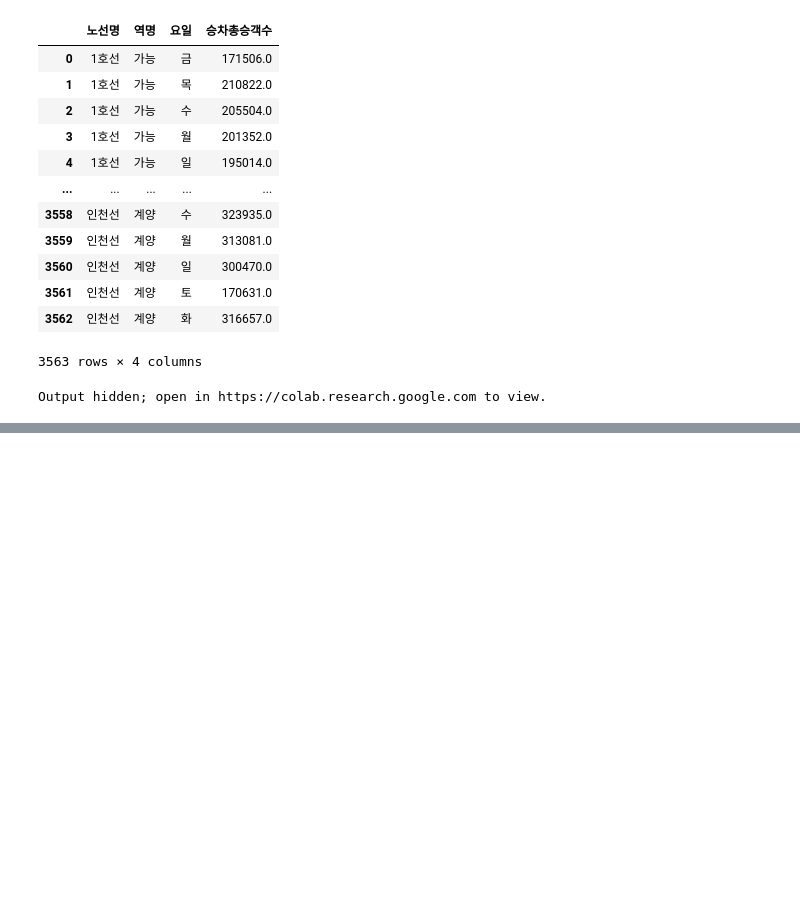
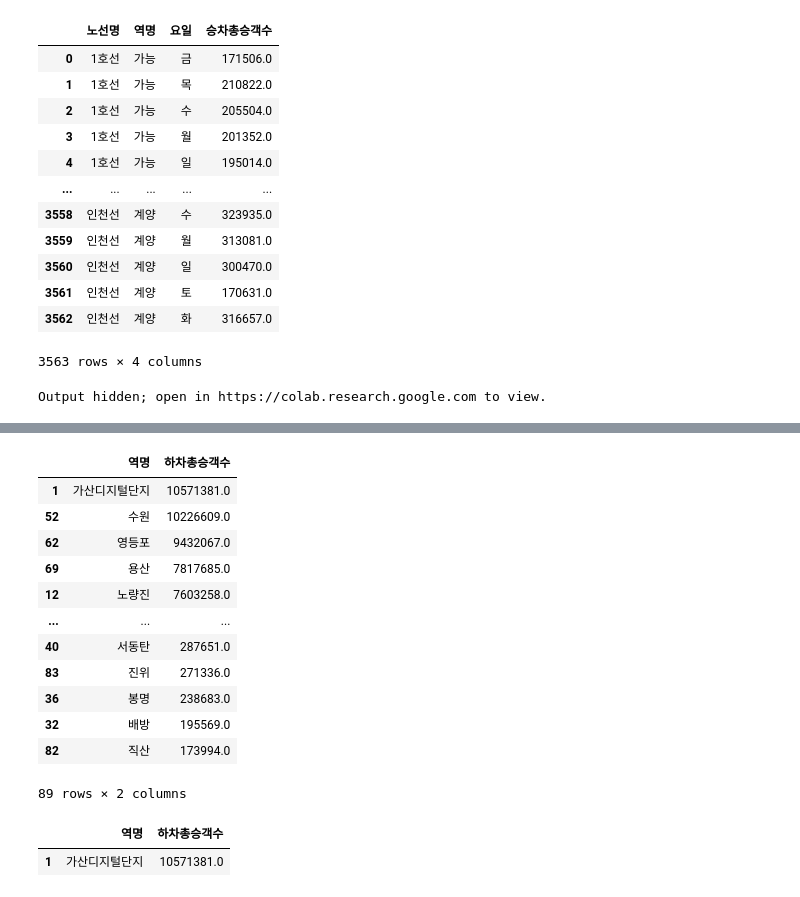
Before and after one commit to chw1230/AI_X-BASIC, a Jupyter notebook: subway(2019-01~2019-06)_EDA.ipynb, the cells around one changed output, grey strips where cells are left out. Drawn from its saved outputs; the diff is of its cells as text; code cells hidden in the pictures; blank space fills up the shorter version.

```diff
--- a/subway(2019-01~2019-06)_EDA.ipynb
+++ b/subway(2019-01~2019-06)_EDA.ipynb
@@ -332,0 +345,28 @@ Output hidden; open in https://colab.research.google.com to view.
+# %%
+# 1호선 데이터만 필터랑하기
+line1 = raw[raw['노선명'] == '1호선']
+
+# 역명으로 묶고 하차총승객수 합을 구해서 내림차순 정렬하기
+line1_alighting_usage = (
+    line1.groupby('역명', as_index=False)['하차총승객수'].sum()
+       .sort_values('하차총승객수', ascending=False)
+)
+
+display(line1_alighting_usage)
+display(line1_alighting_usage.head(1))
+# %% [output]
+|  | 역명 | 하차총승객수 |
+| 1 | 가산디지털단지 | 10571381.0 |
+| 52 | 수원 | 10226609.0 |
+| 62 | 영등포 | 9432067.0 |
+| 69 | 용산 | 7817685.0 |
+| 12 | 노량진 | 7603258.0 |
+| ... | ... | ... |
+| 40 | 서동탄 | 287651.0 |
+| 83 | 진위 | 271336.0 |
+| 36 | 봉명 | 238683.0 |
+| 32 | 배방 | 195569.0 |
+| 82 | 직산 | 173994.0 |
+89 rows × 2 columns
+|  | 역명 | 하차총승객수 |
+| 1 | 가산디지털단지 | 10571381.0 |
```
Also changed, not shown: parts of 8 cells of this notebook, 1 other file.
